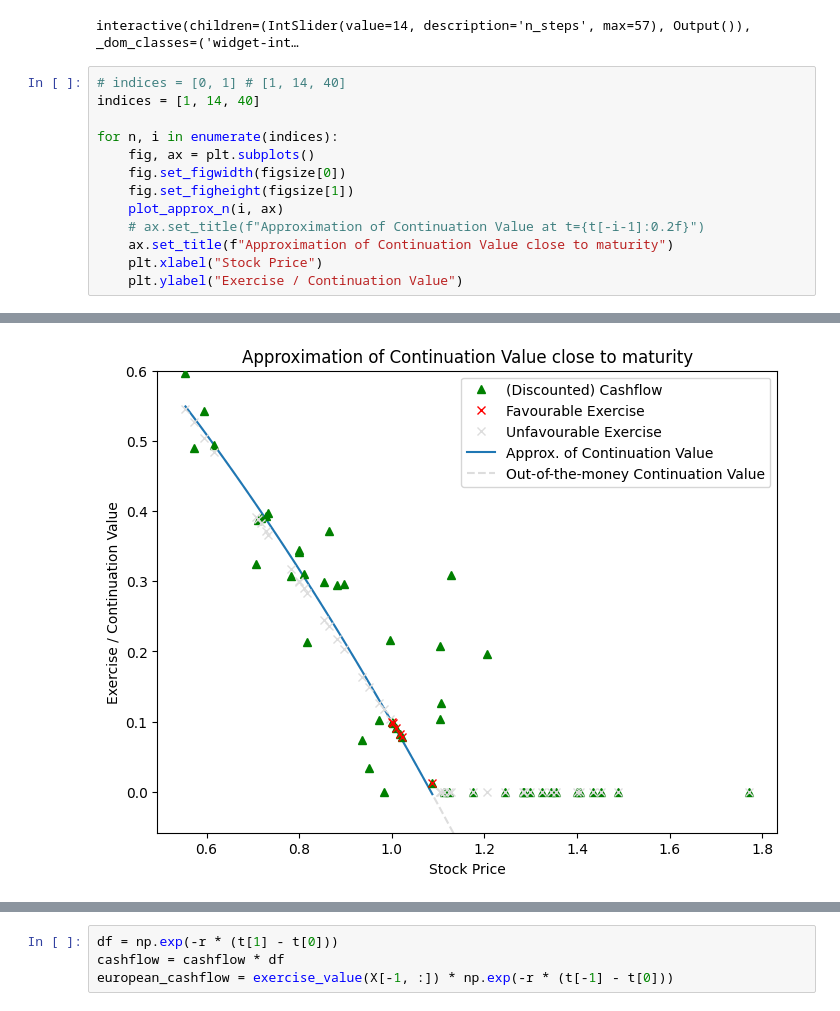
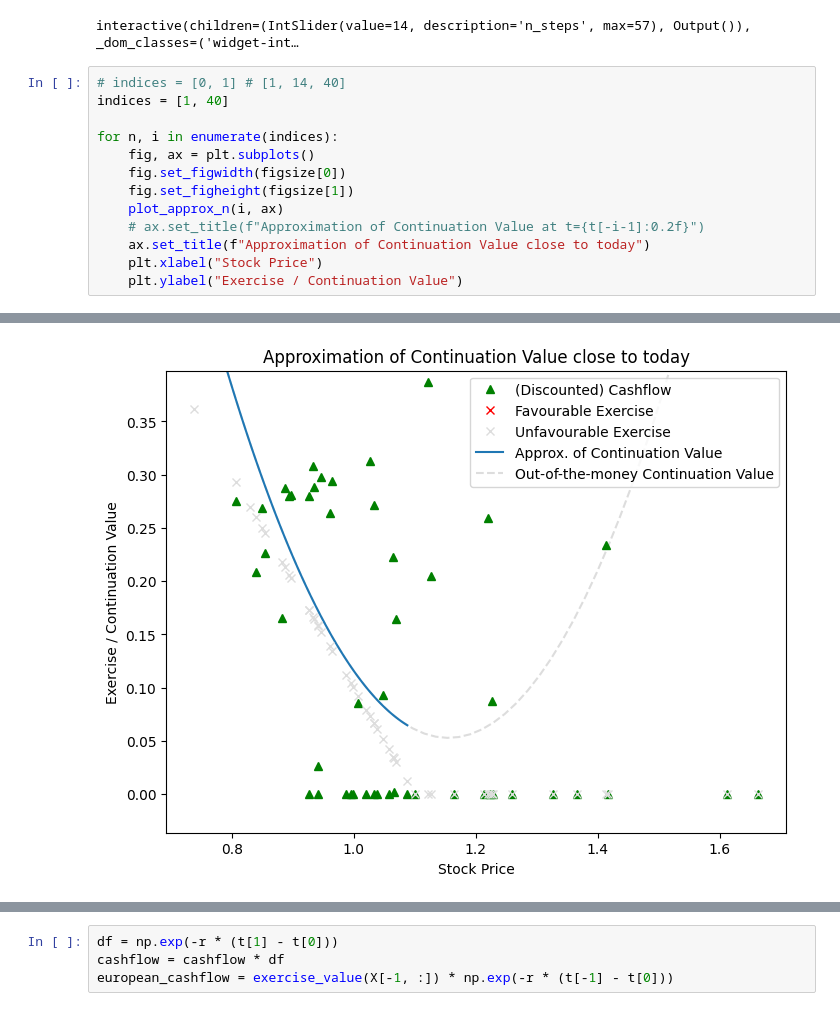
Before and after one commit to milas-melt/Monte_carlo_derivative_pricing, a Jupyter notebook: other/d_payoff_functions.ipynb, the cells around one changed output, grey strips where cells are left out. Drawn from its saved outputs; the diff is of its cells as text.

```diff
--- a/other/d_payoff_functions.ipynb
+++ b/other/d_payoff_functions.ipynb
@@ -122,7 +122,7 @@ def step(n_steps):
 interactive(children=(IntSlider(value=14, description='n_steps', max=57), Output()), _dom_classes=('widget-int…
 # %%
 # indices = [0, 1] # [1, 14, 40]
-indices = [1, 14, 40]
+indices = [1, 40]
 
 for n, i in enumerate(indices):
     fig, ax = plt.subplots()
@@ -130,7 +130,7 @@ for n, i in enumerate(indices):
     fig.set_figheight(figsize[1])
     plot_approx_n(i, ax)
     # ax.set_title(f"Approximation of Continuation Value at t={t[-i-1]:0.2f}")
-    ax.set_title(f"Approximation of Continuation Value close to maturity")
+    ax.set_title(f"Approximation of Continuation Value close to today")
     plt.xlabel("Stock Price")
     plt.ylabel("Exercise / Continuation Value")
 # %% [output]
@@ -138 +138 @@ for n, i in enumerate(indices):
-[figure, old version]
+[figure, new version]
```
Also changed, not shown: parts of 9 cells of this notebook, 3 other files.
